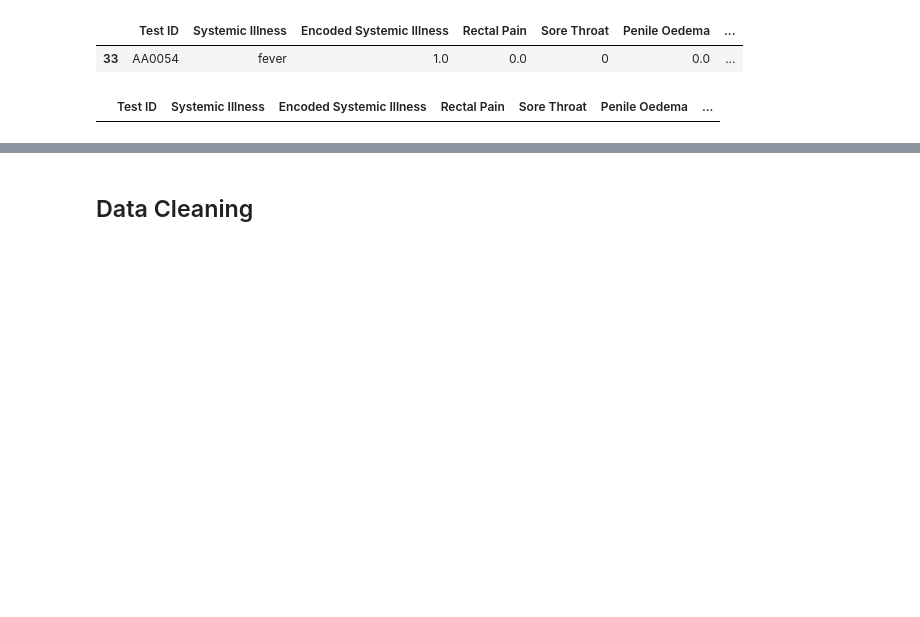
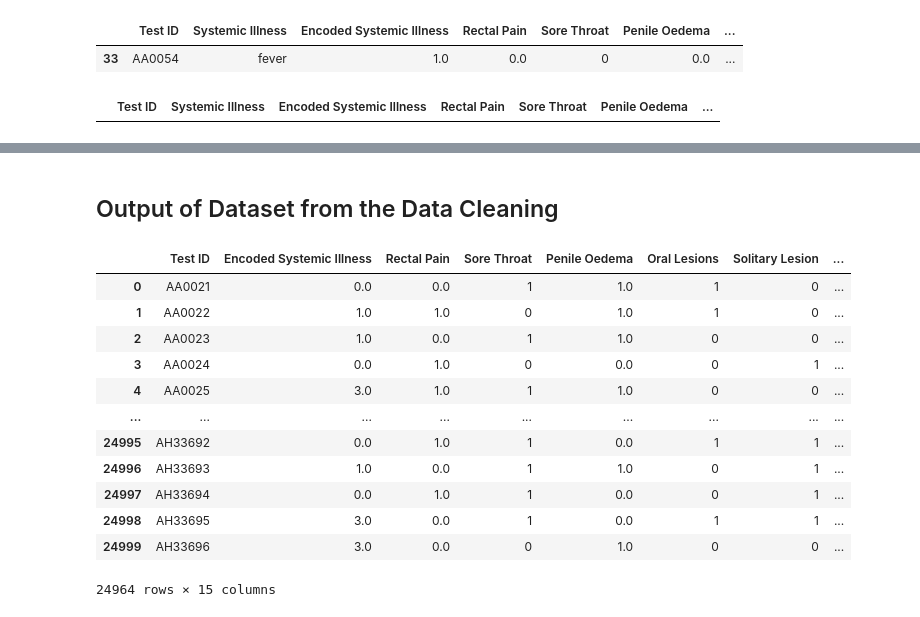
Before and after one commit to thegayankalinga/CW1, a Jupyter notebook: cw1.ipynb, the cells around one changed output, grey strips where cells are left out. Drawn from its saved outputs; the diff is of its cells as text; code cells hidden in the pictures; blank space fills up the shorter version.

```diff
--- a/cw1.ipynb
+++ b/cw1.ipynb
@@ -82,0 +322,5 @@ data_frame_with_retained_variables[data_frame_with_retained_variables['Systemic
+# %%
+tonsils_median = data_frame_with_retained_variables['Swollen Tonsils'].median()
+mask = (data_frame_with_retained_variables['Swollen Tonsils'].isna())
+data_frame_with_retained_variables.loc[mask, 'Swollen Tonsils'] = tonsils_median
+data_frame_with_retained_variables[data_frame_with_retained_variables['Swollen Tonsils'].isna().values]
@@ -82,0 +339,5 @@ data_frame_with_retained_variables[data_frame_with_retained_variables['Systemic
+# %%
+sexually_transmitted_median = data_frame_with_retained_variables['Sexually Transmitted Infection'].median()
+mask = (data_frame_with_retained_variables['Sexually Transmitted Infection'].isna())
+data_frame_with_retained_variables.loc[mask, 'Sexually Transmitted Infection'] = sexually_transmitted_median
+data_frame_with_retained_variables[data_frame_with_retained_variables['Sexually Transmitted Infection'].isna().values]
@@ -82,0 +371,2 @@ data_frame_with_retained_variables[data_frame_with_retained_variables['Systemic
+# %%
+data_frame_with_retained_variables['Oral Lesions'] = data_frame_with_retained_variables['Oral Lesions'].astype(int)
@@ -82,0 +375,3 @@ data_frame_with_retained_variables[data_frame_with_retained_variables['Systemic
+# %%
+mapping = {'Positive': 1, 'Negative': 0}
+data_frame_with_retained_variables['MPOX PCR Result'] = data_frame_with_retained_variables['MPOX PCR Result'].map(mapping)
@@ -140,4 +435,18 @@ binary_data_frame.apply(pd.Series.value_counts)
 # %% [markdown]
-## Data Cleaning
+## Output of Dataset from the Data Cleaning
 # %%
-data_frame
+data_frame_with_retained_variables
+# %% [output]
+|  | Test ID | Encoded Systemic Illness | Rectal Pain | Sore Throat | Penile Oedema | Oral Lesions | Solitary Lesion | ... |
+| 0 | AA0021 | 0.0 | 0.0 | 1 | 1.0 | 1 | 0 | ... |
+| 1 | AA0022 | 1.0 | 1.0 | 0 | 1.0 | 1 | 0 | ... |
+| 2 | AA0023 | 1.0 | 0.0 | 1 | 1.0 | 0 | 0 | ... |
+| 3 | AA0024 | 0.0 | 1.0 | 0 | 0.0 | 0 | 1 | ... |
+| 4 | AA0025 | 3.0 | 1.0 | 1 | 1.0 | 0 | 0 | ... |
+| ... | ... | ... | ... | ... | ... | ... | ... | ... |
+| 24995 | AH33692 | 0.0 | 1.0 | 1 | 0.0 | 1 | 1 | ... |
+| 24996 | AH33693 | 1.0 | 0.0 | 1 | 1.0 | 0 | 1 | ... |
+| 24997 | AH33694 | 0.0 | 1.0 | 1 | 0.0 | 0 | 1 | ... |
+| 24998 | AH33695 | 3.0 | 0.0 | 1 | 0.0 | 1 | 1 | ... |
+| 24999 | AH33696 | 3.0 | 0.0 | 0 | 1.0 | 0 | 0 | ... |
+24964 rows × 15 columns
```
Also changed, not shown: parts of 59 cells of this notebook.
